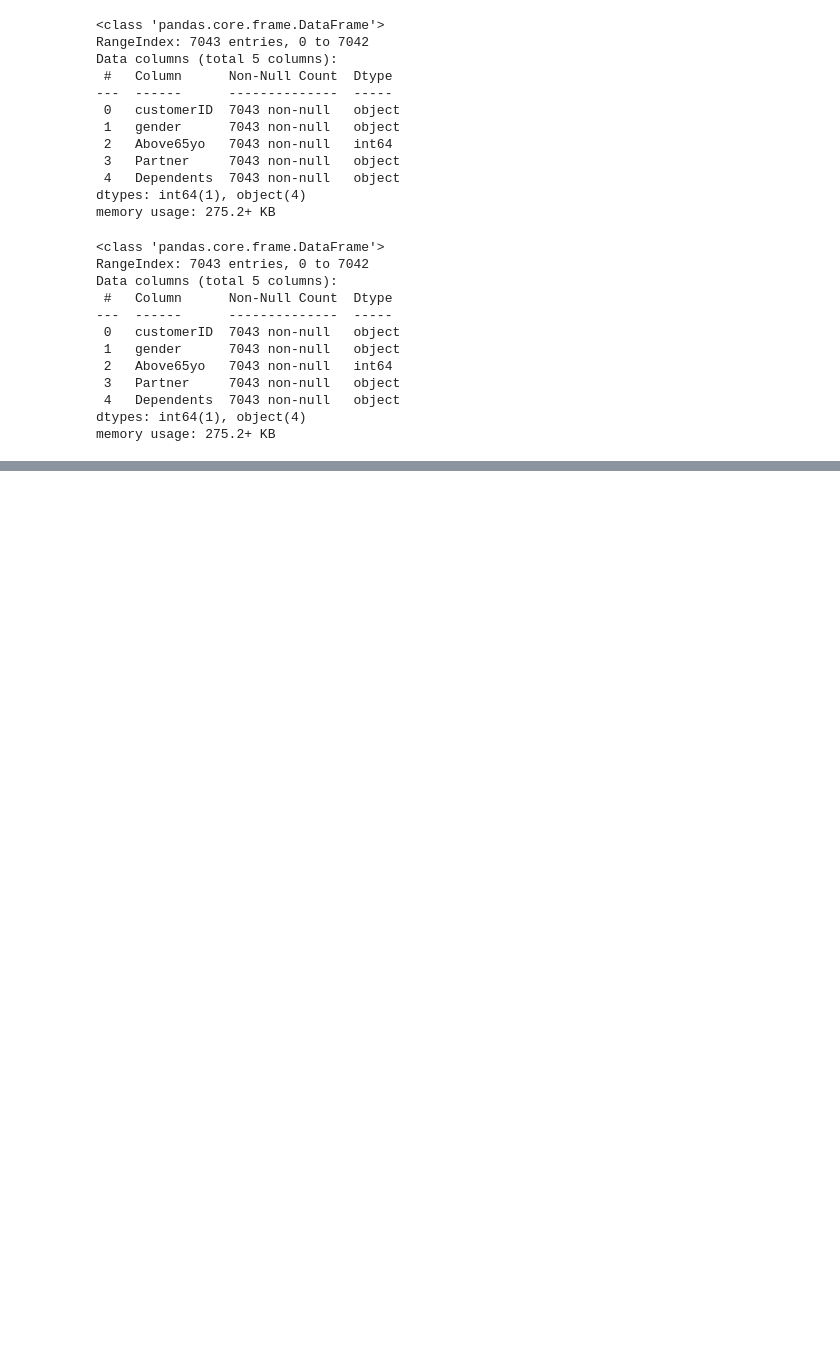
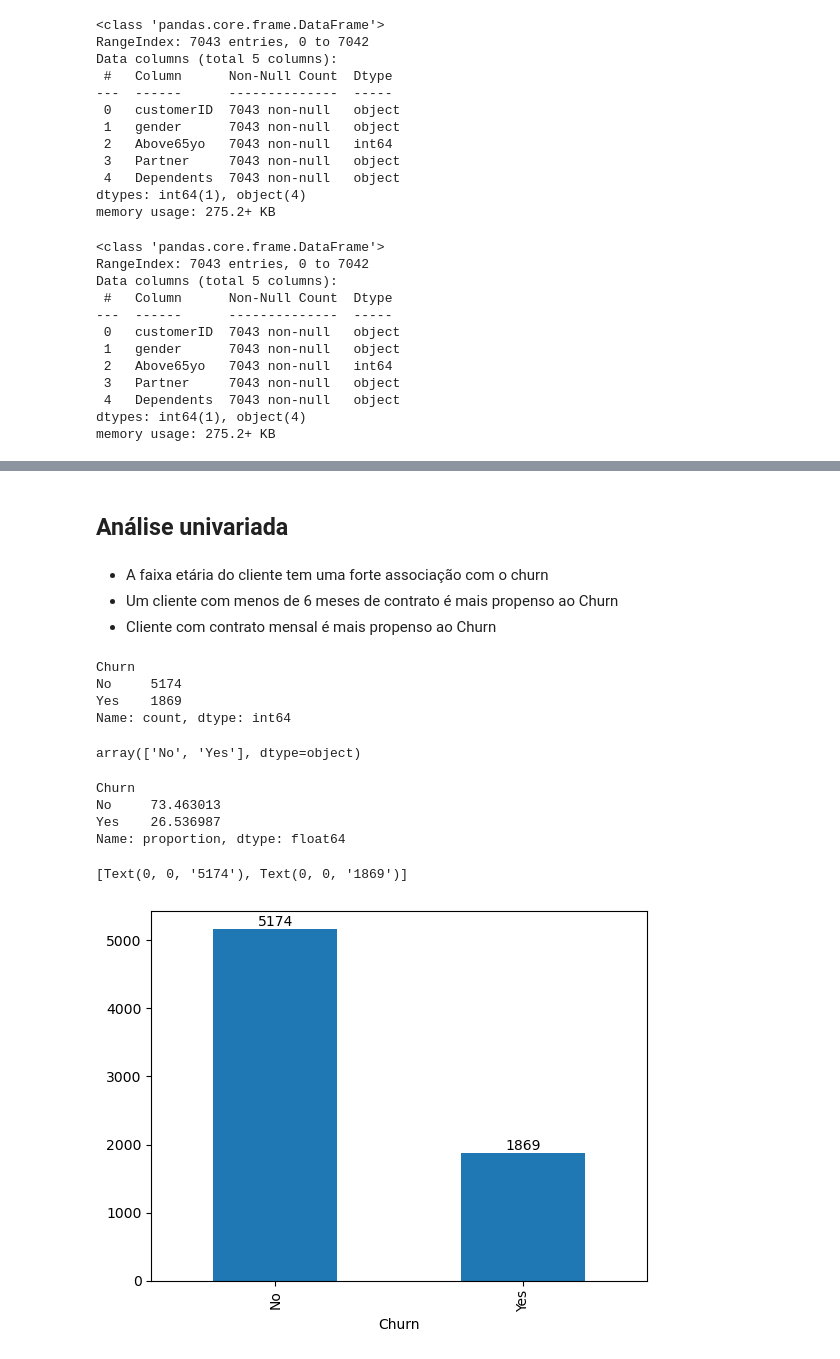
Before and after one commit to brunoramux/pandas, a Jupyter notebook: EDA.ipynb, the cells around one changed output, grey strips where cells are left out. Cells and saved outputs as stored; diff of their text form; code cells hidden in the pictures; blank space fills up the shorter version.

Commit message:
Pandas Analise univariada

```diff
--- a/EDA.ipynb
+++ b/EDA.ipynb
@@ -232,0 +236,2 @@ memory usage: 275.2+ KB
+# %%
+df_customers.columns = ['IdCliente', 'Genero', 'Mais65anos', 'TemParceiro', 'TemDependentes']
@@ -232,0 +276,2 @@ memory usage: 275.2+ KB
+# %%
+df_services.rename(columns={'customerID': 'IdCliente'}, inplace=True)
@@ -232,0 +342,2 @@ memory usage: 275.2+ KB
+# %%
+df_churn = df_customers.merge(df_services, on=['IdCliente']).merge(df_contracts, left_on=['IdCliente'], right_on=['customerID'])
@@ -232,0 +364,2 @@ memory usage: 275.2+ KB
+# %%
+df_churn.drop(['customerID'], axis=1, inplace=True)
@@ -232,0 +578,32 @@ memory usage: 275.2+ KB
+# %% [markdown]
+## Análise univariada
+# %% [markdown]
+- A faixa etária do cliente tem uma forte associação com o churn
+- Um cliente com menos de 6 meses de contrato é mais propenso ao Churn
+- Cliente com contrato mensal é mais propenso ao Churn
+# %%
+# Contar cliente usando a variável Churn como referência
+df_churn.Churn.value_counts()
+# %% [output]
+Churn
+No     5174
+Yes    1869
+Name: count, dtype: int64
+# %%
+# Como identificar valores distintos em uma variável
+df_churn.Churn.unique()
+# %% [output]
+array(['No', 'Yes'], dtype=object)
+# %%
+df_churn.Churn.value_counts(normalize=True) * 100
+# %% [output]
+Churn
+No     73.463013
+Yes    26.536987
+Name: proportion, dtype: float64
+# %%
+ax = df_churn.Churn.value_counts().plot.bar()
+ax.bar_label(ax.containers[0])
+# %% [output]
+[Text(0, 0, '5174'), Text(0, 0, '1869')]
+[figure, added]
```
Also changed, not shown: parts of 51 cells of this notebook.
